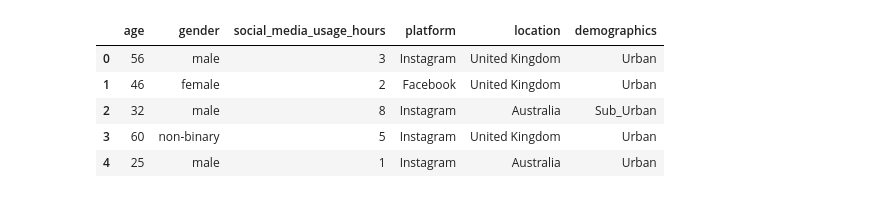
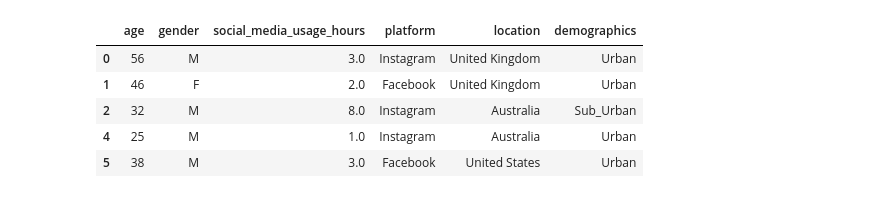
Before and after one commit to harimrys/project-social-media, a Jupyter notebook: main.ipynb, the cells around one changed output. Cells and saved outputs as stored; diff of their text form; code cells hidden in the pictures.

```diff
--- a/main.ipynb
+++ b/main.ipynb
@@ -18,14 +77,18 @@ df1.head()
 # %%
 url2 = r"data/dummy_data.csv"
 df2 = read_data(url2)
 df2 = clean_data(df2)
 df2 = df2.rename(columns = {"time_spent": "social_media_usage_hours"})
 df2 = drop_columns2(df2)
+df2 = change_gender(df2)
+df2 = change_value(df2)
+df2 = df2.astype({'social_media_usage_hours': 'float'})
+
 df2.head()
 # %% [output]
 |  | age | gender | social_media_usage_hours | platform | location | demographics |
-| 0 | 56 | male | 3 | Instagram | United Kingdom | Urban |
-| 1 | 46 | female | 2 | Facebook | United Kingdom | Urban |
-| 2 | 32 | male | 8 | Instagram | Australia | Sub_Urban |
-| 3 | 60 | non-binary | 5 | Instagram | United Kingdom | Urban |
-| 4 | 25 | male | 1 | Instagram | Australia | Urban |
+| 0 | 56 | M | 3.0 | Instagram | United Kingdom | Urban |
+| 1 | 46 | F | 2.0 | Facebook | United Kingdom | Urban |
+| 2 | 32 | M | 8.0 | Instagram | Australia | Sub_Urban |
+| 4 | 25 | M | 1.0 | Instagram | Australia | Urban |
+| 5 | 38 | M | 3.0 | Facebook | United States | Urban |
```
Also changed, not shown: parts of 15 cells of this notebook, 1 other file.
